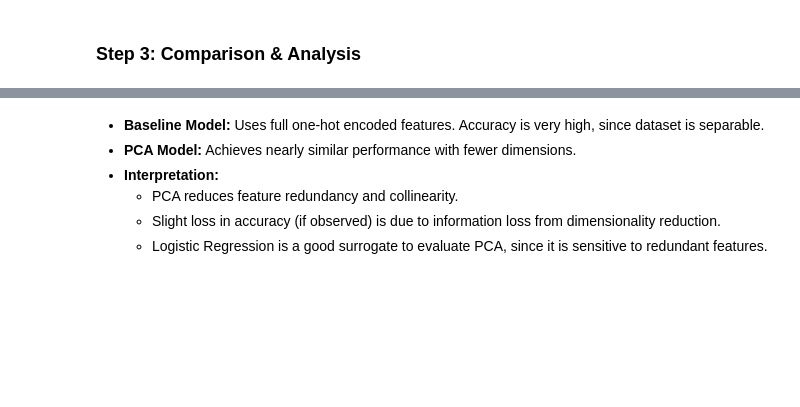
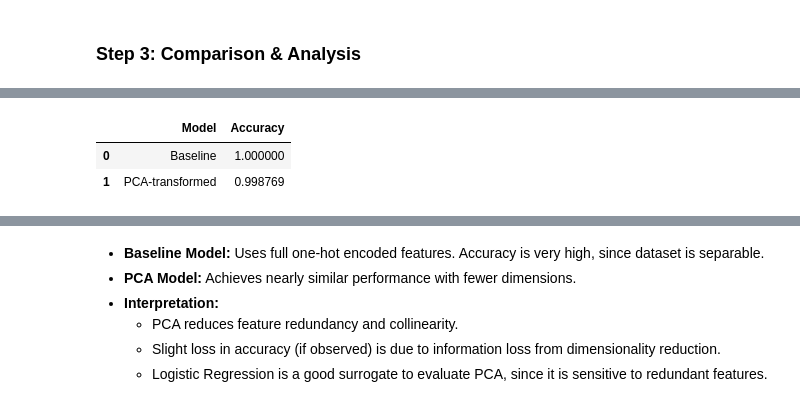
Before and after one commit to nikeshmandal/DA5401-Assignment-2, a Jupyter notebook: DA5401_Assignment2_ID25M805_class.ipynb, the cells around one changed output, grey strips where cells are left out. Cells and saved outputs as stored; diff of their text form; code cells hidden in the pictures; blank space fills up the shorter version.

```diff
--- a/DA5401_Assignment2_ID25M805_class.ipynb
+++ b/DA5401_Assignment2_ID25M805_class.ipynb
@@ -164,6 +178,7 @@ weighted avg       1.00      1.00      1.00      1625
 
 Accuracy: 1.0
 # %%
+# --- PCA Logistic Regression ---
 pca_opt = PCA(n_components=optimal_components)
 X_train_pca = pca_opt.fit_transform(X_train)
 X_test_pca = pca_opt.transform(X_test)
@@ -172,9 +187,12 @@ clf_pca = LogisticRegression(max_iter=2000)
 clf_pca.fit(X_train_pca, y_train)
 y_pred_pca = clf_pca.predict(X_test_pca)
 
+report_pca = classification_report(y_test, y_pred_pca, output_dict=True)
+accuracy_pca = accuracy_score(y_test, y_pred_pca)
+
 print("PCA Logistic Regression Performance:")
 print(classification_report(y_test, y_pred_pca))
-print("Accuracy:", accuracy_score(y_test, y_pred_pca))
+print("Accuracy:", accuracy_pca)
 # %% [output]
 PCA Logistic Regression Performance:
               precision    recall  f1-score   support
@@ -191,0 +257,10 @@ Accuracy: 0.9987692307692307
+# %%
+comparison_table = pd.DataFrame({
+    "Model": ["Baseline", "PCA-transformed"],
+    "Accuracy": [accuracy_base, accuracy_pca]
+})
+display(comparison_table)
+# %% [output]
+|  | Model | Accuracy |
+| 0 | Baseline | 1.000000 |
+| 1 | PCA-transformed | 0.998769 |
```
Also changed, not shown: parts of 7 cells of this notebook.
